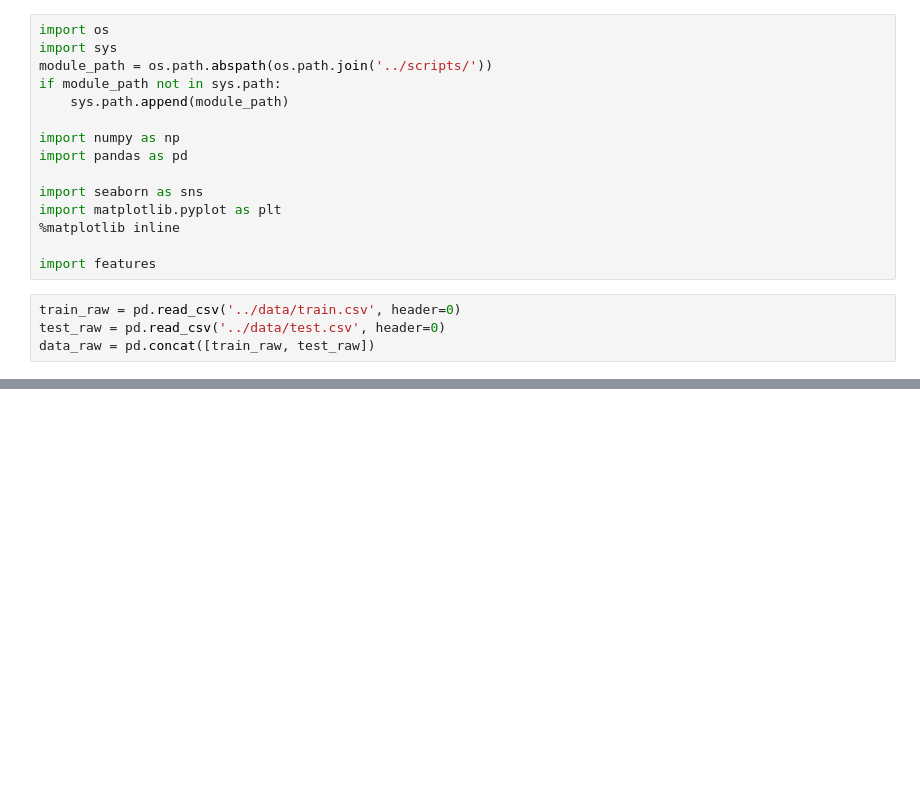
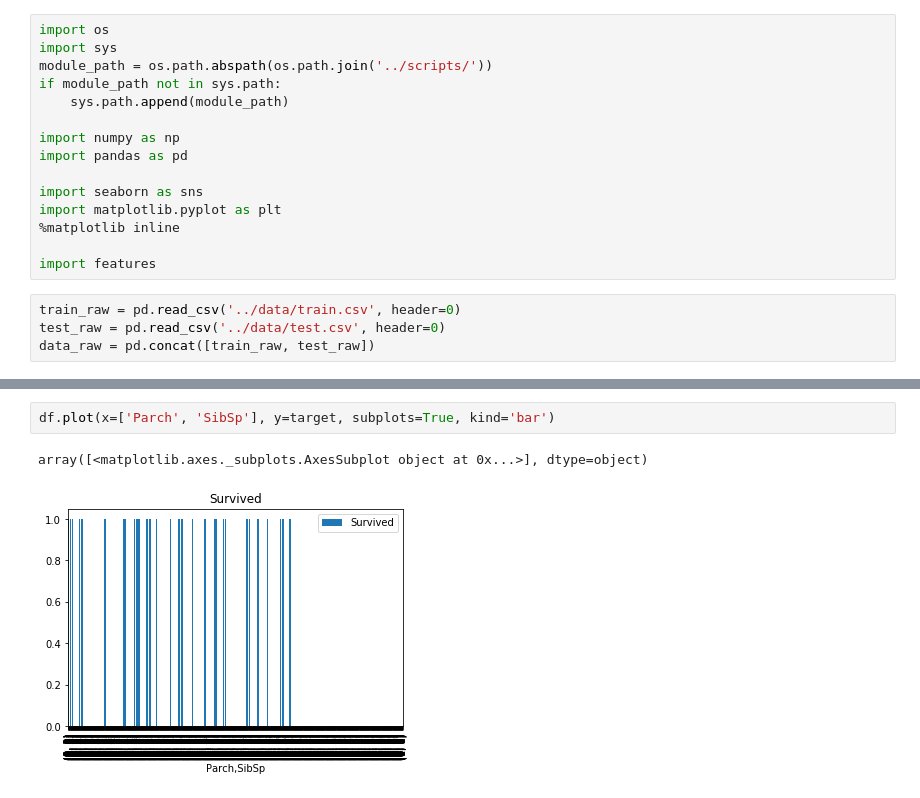
Before and after one commit to grantcooksey/kaggle-titanic, a Jupyter notebook: notebooks/Feature Engineering.ipynb, the cells around one changed output, grey strips where cells are left out. Drawn from its saved outputs; the diff is of its cells as text; blank space fills up the shorter version.

```diff
--- a/notebooks/Feature Engineering.ipynb
+++ b/notebooks/Feature Engineering.ipynb
@@ -40,0 +64,5 @@ data_clean['AgeXFare'] = data_clean['Age'] * data_clean['Fare']
+# %%
+df.plot(x=['Parch', 'SibSp'], y=target, subplots=True, kind='bar')
+# %% [output]
+array([<matplotlib.axes._subplots.AxesSubplot object at 0x...>], dtype=object)
+[figure, added]
```
Also changed, not shown: parts of 9 cells of this notebook, 1 other file.
